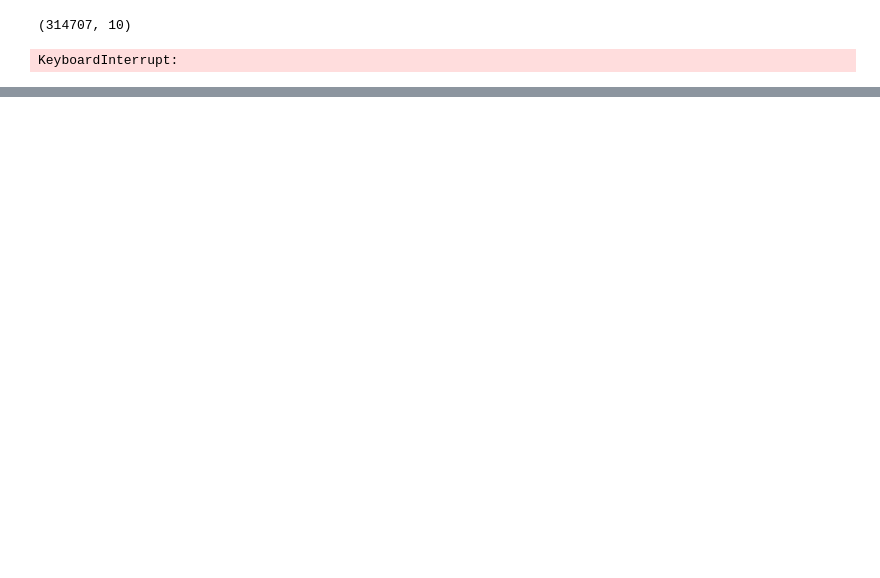
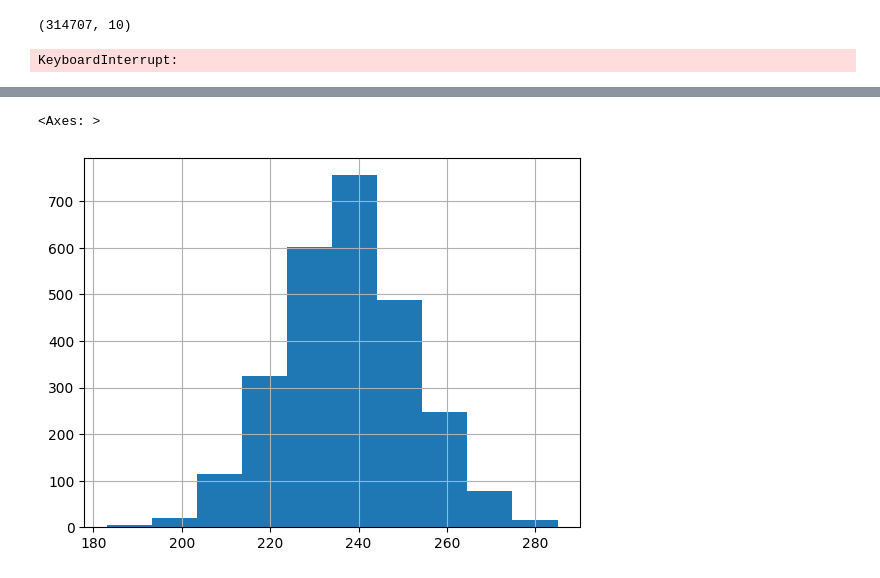
Before and after one commit to amarkules1/texas-hold-em, a Jupyter notebook: simulate_games.ipynb, the cells around one changed output, grey strips where cells are left out. Cells and saved outputs as stored; diff of their text form; code cells hidden in the pictures; blank space fills up the shorter version.

Commit message:
add hole card stats

```diff
--- a/simulate_games.ipynb
+++ b/simulate_games.ipynb
@@ -74,3 +76,15 @@ for i in range(999999):
 KeyboardInterrupt:
 # %%
 df.to_csv("1m_random_2player_games.csv", index=False)
+# %%
+import pandas as pd
+df = pd.read_csv("data/1m_random_2player_games.csv")
+# %%
+from texas_hold_em.deck import Deck
+
+deck = Deck()
+
+p1_counts = df.value_counts(['player_1_card_1', 'player_1_card_2']).reset_index().rename(columns={0: 'count'}).sort_values('count', ascending=False)
+p2_counts = df.value_counts(['player_2_card_1', 'player_2_card_2']).reset_index().rename(columns={0: 'count'}).sort_values('count', ascending=False)
+p1_win_counts = df[df['winner'] == 'player_1'].value_counts(['player_1_card_1', 'player_1_card_2']).reset_index().rename(columns={0: 'count'}).sort_values('count', ascending=False)
+p2_win_counts = df[df['winner'] == 'player_2'].value_counts(['player_2_card_1', 'player_2_card_2']).reset_index().rename(columns={0: 'count'}).sort_values('count', ascending=False)
@@ -76,0 +107,21 @@ df.to_csv("1m_random_2player_games.csv", index=False)
+# %%
+card_1 = deck.cards[0]
+card_2 = deck.cards[1]
+p1 = p1_counts[p1_counts['player_1_card_1'] == card_1.__str__()][p1_counts['player_1_card_2'] == card_2.__str__()]['count'].iloc[0]
+p2 = p2_counts[p2_counts['player_2_card_1'] == card_1.__str__()][p2_counts['player_2_card_2'] == card_2.__str__()]['count'].iloc[0]
+
+total_counts = pd.DataFrame(columns=['card_1', 'card_2', 'count', 'wins'])
+for card in deck.cards:
+    for card2 in deck.cards:
+        if card == card2:
+            continue
+        p1 = p1_counts[p1_counts['player_1_card_1'] == card.__str__()][p1_counts['player_1_card_2'] == card2.__str__()]['count'].iloc[0]
+        p2 = p2_counts[p2_counts['player_2_card_1'] == card.__str__()][p2_counts['player_2_card_2'] == card2.__str__()]['count'].iloc[0]
+        p1_win = p1_win_counts[p1_win_counts['player_1_card_1'] == card.__str__()][p1_win_counts['player_1_card_2'] == card2.__str__()]['count'].iloc[0]
+        p2_win = p2_win_counts[p2_win_counts['player_2_card_1'] == card.__str__()][p2_win_counts['player_2_card_2'] == card2.__str__()]['count'].iloc[0]
+        total_counts = pd.concat([total_counts, pd.DataFrame(data={'card_1': [card.__str__()], 'card_2': [card2.__str__()], 'count': [p1 + p2], 'wins': [p1_win + p2_win]})])
+
+total_counts['count'].hist()
+# %% [output]
+<Axes: >
+[figure, added]
```
Also changed, not shown: parts of 9 cells of this notebook, 5 other files.
